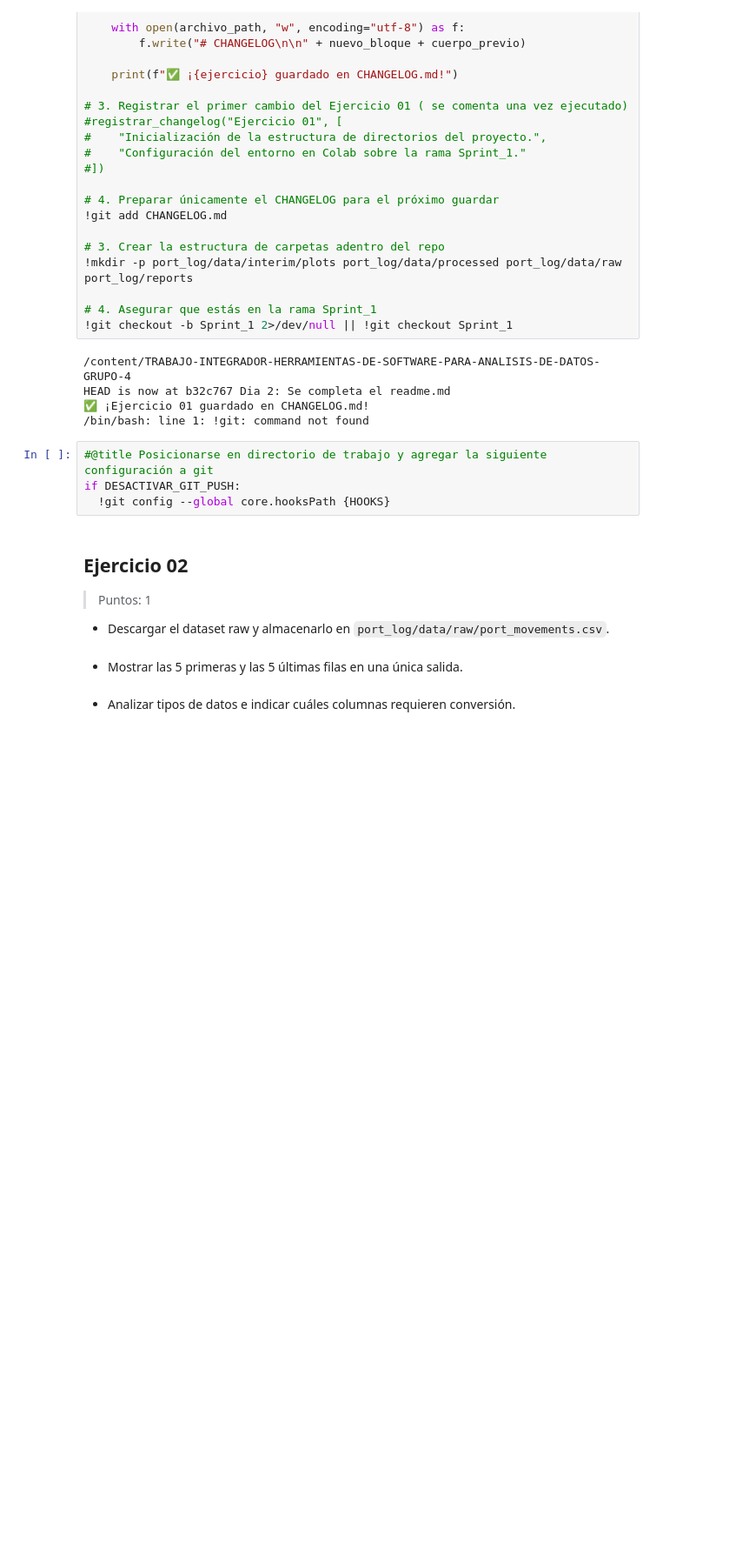
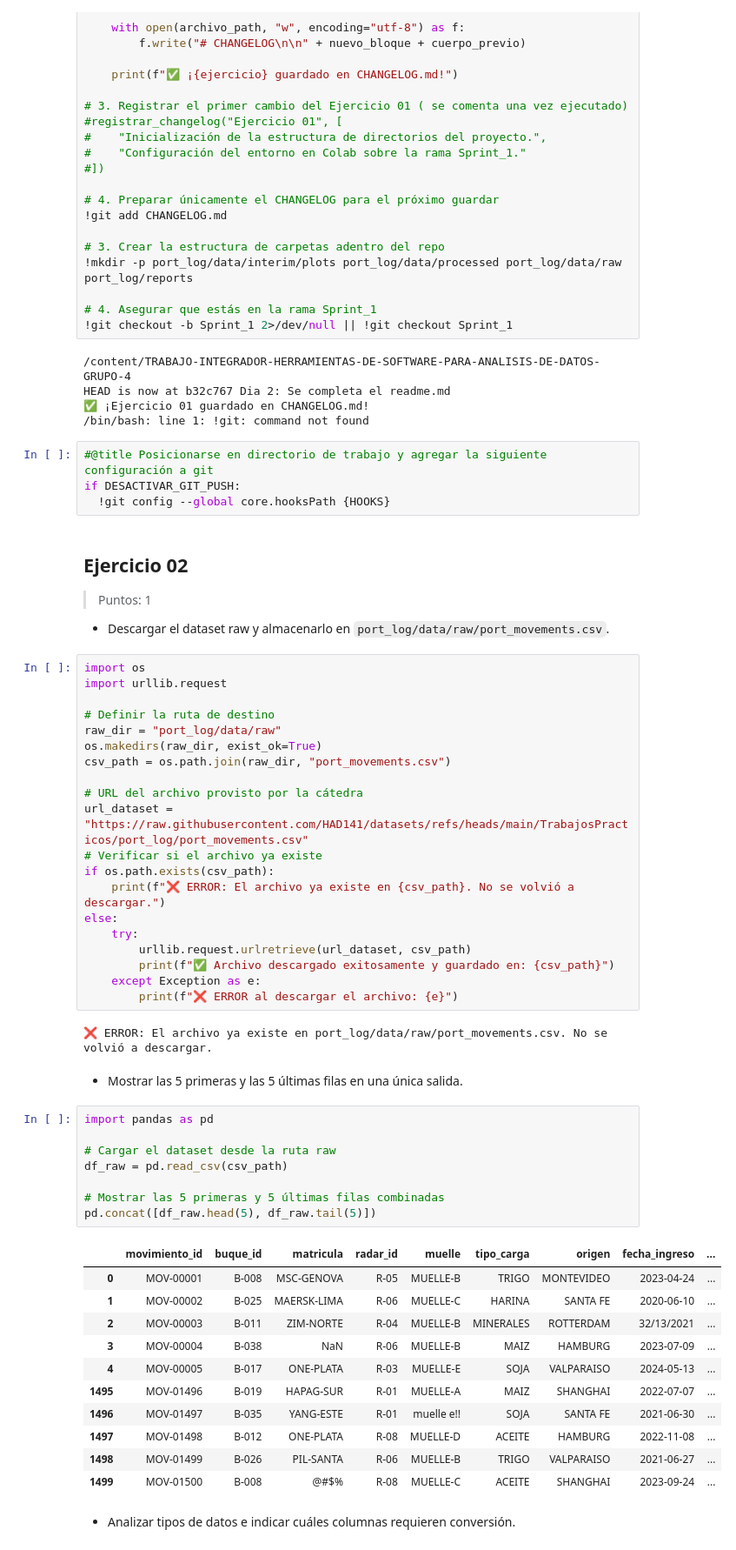
Before and after one commit to Ren991/TRABAJO-INTEGRADOR-HERRAMIENTAS-DE-SOFTWARE-PARA-ANALISIS-DE-DATOS-GRUPO-4, a Jupyter notebook: 01_Port_Log_Grupo_04.ipynb, the cells around one changed output. Shown at 87% size. Drawn from its saved outputs; the diff is of its cells as text; blank space fills up the shorter version.

```diff
--- a/01_Port_Log_Grupo_04.ipynb
+++ b/01_Port_Log_Grupo_04.ipynb
@@ -205,7 +205,49 @@ if DESACTIVAR_GIT_PUSH:
 > Puntos: 1
 
 - Descargar el dataset raw y almacenarlo en `port_log/data/raw/port_movements.csv`.
+# %%
+import os
+import urllib.request
+
+# Definir la ruta de destino
+raw_dir = "port_log/data/raw"
+os.makedirs(raw_dir, exist_ok=True)
+csv_path = os.path.join(raw_dir, "port_movements.csv")
+
+# URL del archivo provisto por la cátedra
+url_dataset = "https://raw.githubusercontent.com/HAD141/datasets/refs/heads/main/TrabajosPracticos/port_log/port_movements.csv"
+# Verificar si el archivo ya existe
+if os.path.exists(csv_path):
+    print(f"❌ ERROR: El archivo ya existe en {csv_path}. No se volvió a descargar.")
+else:
+    try:
+        urllib.request.urlretrieve(url_dataset, csv_path)
+        print(f"✅ Archivo descargado exitosamente y guardado en: {csv_path}")
+    except Exception as e:
+        print(f"❌ ERROR al descargar el archivo: {e}")
+# %% [output]
+❌ ERROR: El archivo ya existe en port_log/data/raw/port_movements.csv. No se volvió a descargar.
 # %% [markdown]
 - Mostrar las 5 primeras y las 5 últimas filas en una única salida.
+# %%
+import pandas as pd
+
+# Cargar el dataset desde la ruta raw
+df_raw = pd.read_csv(csv_path)
+
+# Mostrar las 5 primeras y 5 últimas filas combinadas
+pd.concat([df_raw.head(5), df_raw.tail(5)])
+# %% [output]
+|  | movimiento_id | buque_id | matricula | radar_id | muelle | tipo_carga | origen | fecha_ingreso | ... |
+| 0 | MOV-00001 | B-008 | MSC-GENOVA | R-05 | MUELLE-B | TRIGO | MONTEVIDEO | 2023-04-24 | ... |
+| 1 | MOV-00002 | B-025 | MAERSK-LIMA | R-06 | MUELLE-C | HARINA | SANTA FE | 2020-06-10 | ... |
+| 2 | MOV-00003 | B-011 | ZIM-NORTE | R-04 | MUELLE-B | MINERALES | ROTTERDAM | 32/13/2021 | ... |
+| 3 | MOV-00004 | B-038 | NaN | R-06 | MUELLE-B | MAIZ | HAMBURG | 2023-07-09 | ... |
+| 4 | MOV-00005 | B-017 | ONE-PLATA | R-03 | MUELLE-E | SOJA | VALPARAISO | 2024-05-13 | ... |
+| 1495 | MOV-01496 | B-019 | HAPAG-SUR | R-01 | MUELLE-A | MAIZ | SHANGHAI | 2022-07-07 | ... |
+| 1496 | MOV-01497 | B-035 | YANG-ESTE | R-01 | muelle e!! | SOJA | SANTA FE | 2021-06-30 | ... |
+| 1497 | MOV-01498 | B-012 | ONE-PLATA | R-08 | MUELLE-D | ACEITE | HAMBURG | 2022-11-08 | ... |
+| 1498 | MOV-01499 | B-026 | PIL-SANTA | R-06 | MUELLE-B | TRIGO | VALPARAISO | 2021-06-27 | ... |
+| 1499 | MOV-01500 | B-008 | @#$% | R-08 | MUELLE-C | ACEITE | SHANGHAI | 2023-09-24 | ... |
 # %% [markdown]
 - Analizar tipos de datos e indicar cuáles columnas requieren conversión.
```
Also changed, not shown: parts of 3 cells of this notebook.
